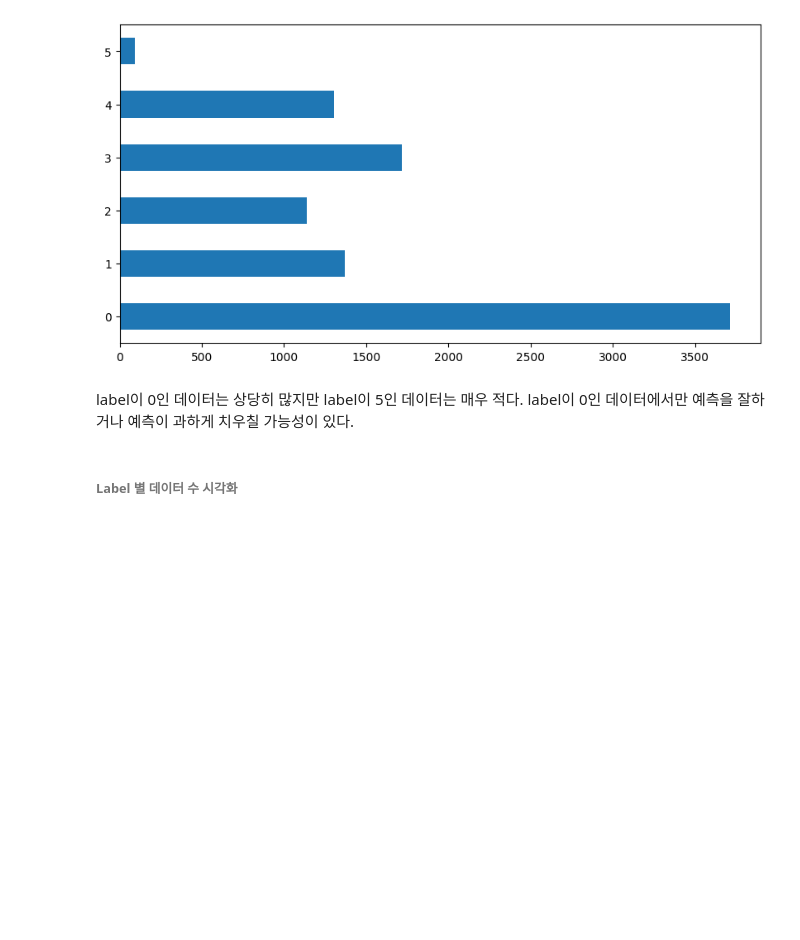
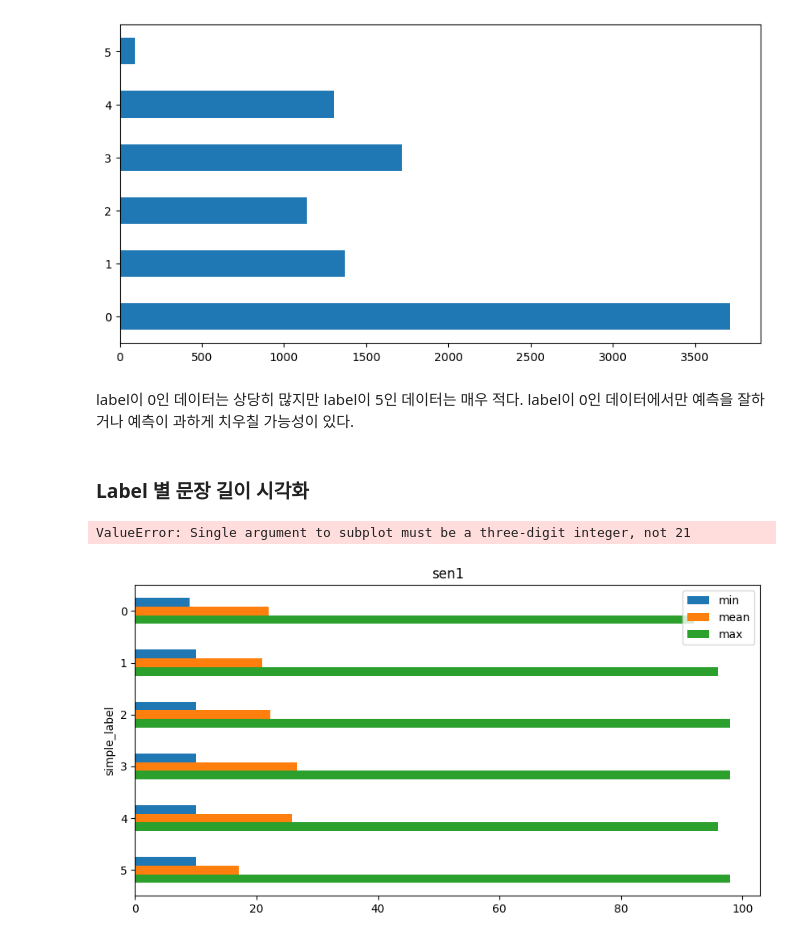
Before and after one commit to boostcampaitech4nlp2/level1_semantictextsimilarity_nlp-level1-nlp-12, a Jupyter notebook: level1/notebooks/data_EDA.ipynb, the cells around one changed output. Cells and saved outputs as stored; diff of their text form; code cells hidden in the pictures; blank space fills up the shorter version.

```diff
--- a/level1/notebooks/data_EDA.ipynb
+++ b/level1/notebooks/data_EDA.ipynb
@@ -120,5 +102,5 @@ train
 # %%
-flg = plt.figure(figsize = (10, 5))
+fig = plt.figure(figsize = (10, 5))
 ax = train['simple_label'].value_counts().sort_index().plot(kind = 'barh')
 # %% [output]
 [figure]
@@ -126,4 +108,17 @@ ax = train['simple_label'].value_counts().sort_index().plot(kind = 'barh')
 label이 0인 데이터는 상당히 많지만 label이 5인 데이터는 매우 적다.
 label이 0인 데이터에서만 예측을 잘하거나 예측이 과하게 치우칠 가능성이 있다.
 # %% [markdown]
-###### Label 별 데이터 수 시각화
+### Label 별 문장 길이 시각화
+# %%
+ax1 = fig.add_subplot(211)
+ax1 = train.groupby('simple_label')['sen_len_1'].agg(['min','mean','max']).sort_index().plot(kind='barh', figsize = (10, 5))
+ax1.set_title("sen1")
+ax1.invert_yaxis()
+
+ax2 = fig.add_subplot(212)
+ax2 = train.groupby('simple_label')['sen_len_2'].agg(['min','mean','max']).sort_index().plot(kind='barh', figsize = (10, 5))
+ax2.set_title("sen2")
+ax2.invert_yaxis()
+# %% [output]
+ValueError: Single argument to subplot must be a three-digit integer, not 21
+[figure, added]
```
Also changed, not shown: parts of 7 cells of this notebook, 4 other files.
